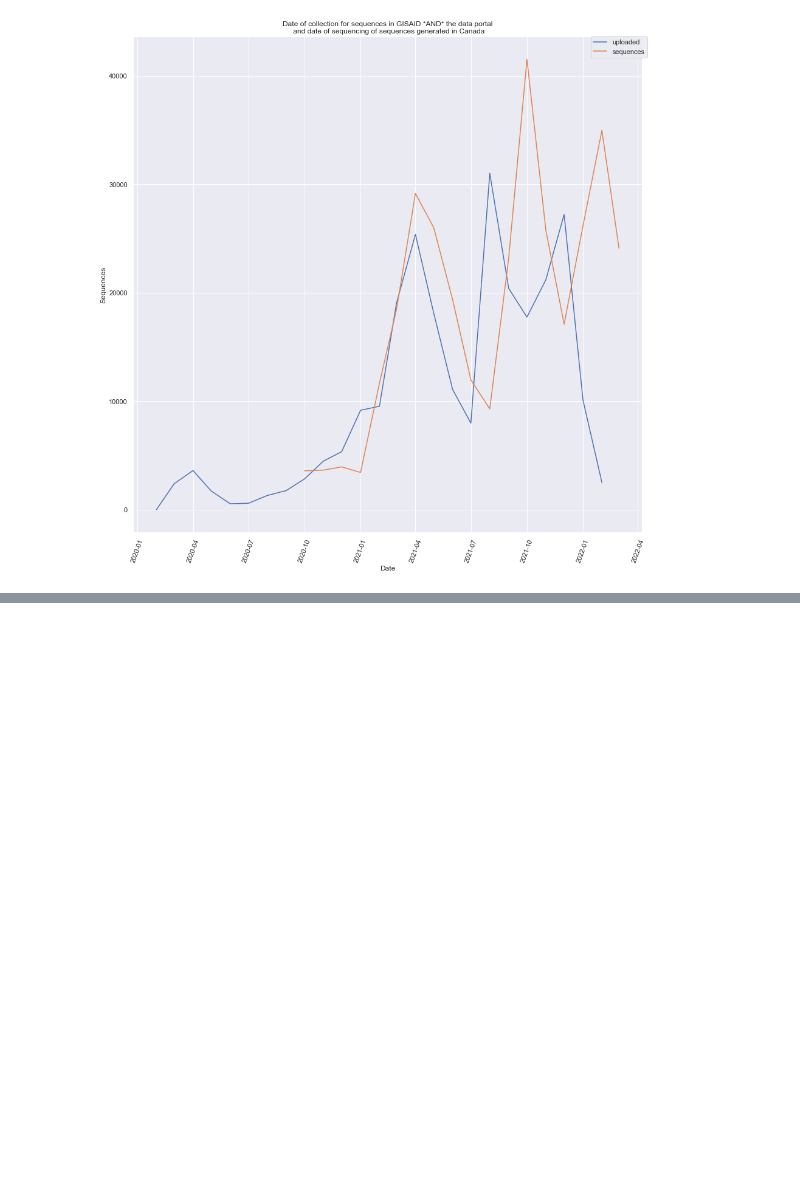
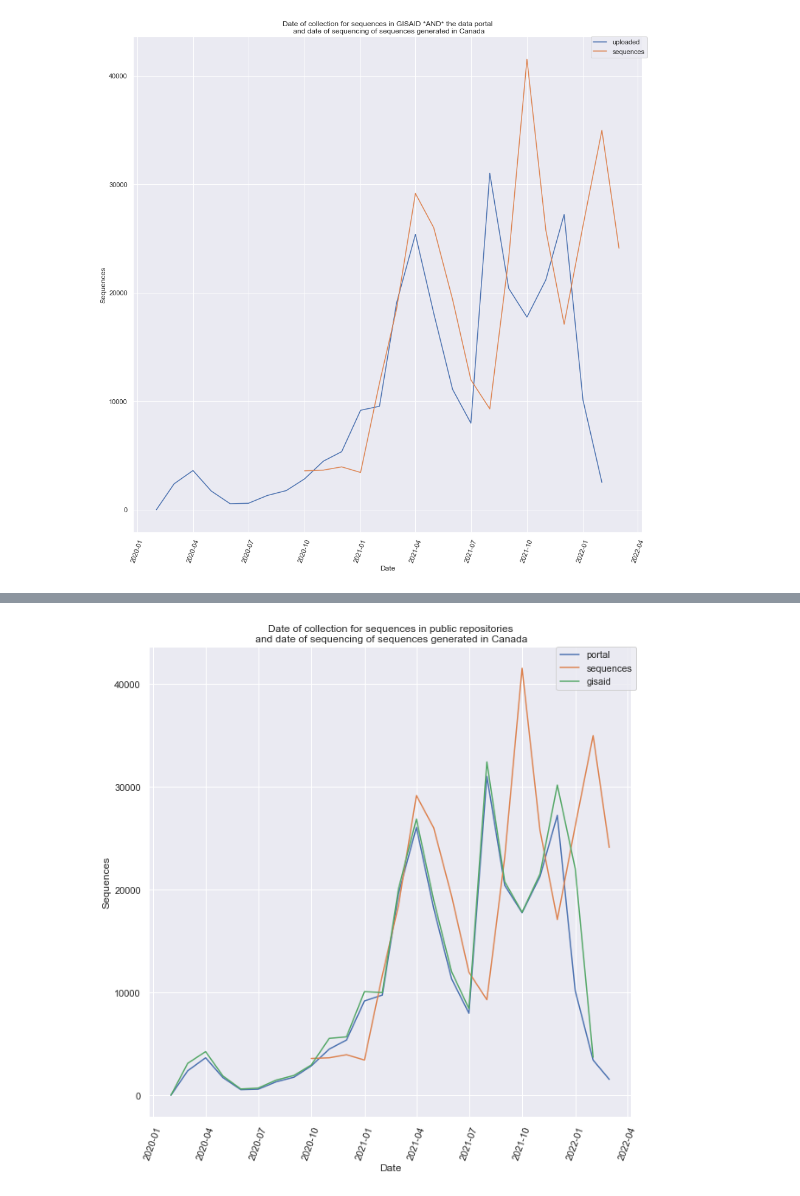
Before and after one commit to eringill/gisaid_uploads, a Jupyter notebook: fraction_uploaded.ipynb, the cells around one changed output, grey strips where cells are left out. Saved outputs shown, nothing was run; the diff lists cells and outputs as text; code cells hidden in the pictures; blank space fills up the shorter version.

```diff
--- a/fraction_uploaded.ipynb
+++ b/fraction_uploaded.ipynb
@@ -303,0 +393,5 @@ plt.show()
+# %%
+merged_all = pd.merge(merged_complete, g_sum, left_on='date', right_on='collection_month', how = 'outer')
+merged_all.drop(columns = ['collection_month'], inplace = True)
+merged_all.columns = ['date', 'portal', 'sequences', 'gisaid']
+merged_all
@@ -303,0 +416,3 @@ plt.show()
+# %%
+merged_all_melt = pd.melt(merged_all, id_vars=['date'])
+merged_all_melt
@@ -303,0 +433,13 @@ plt.show()
+# %%
+dims = (10, 10)
+sns.set_theme(style = "darkgrid")
+fig, ax = plt.subplots(figsize= dims)
+sns.lineplot(x = "date", y = "value", hue = "variable", data=merged_all_melt)
+plt.legend(bbox_to_anchor=(1.01, 1),borderaxespad=0)
+plt.title("Date of collection for sequences in public repositories\n and date of sequencing of sequences generated in Canada")
+plt.ylabel("Sequences")
+plt.xlabel("Date")
+plt.xticks(rotation=70)
+plt.show()
+# %% [output]
+[figure, added]
```
Also changed, not shown: parts of 15 cells of this notebook, 1 other file.
